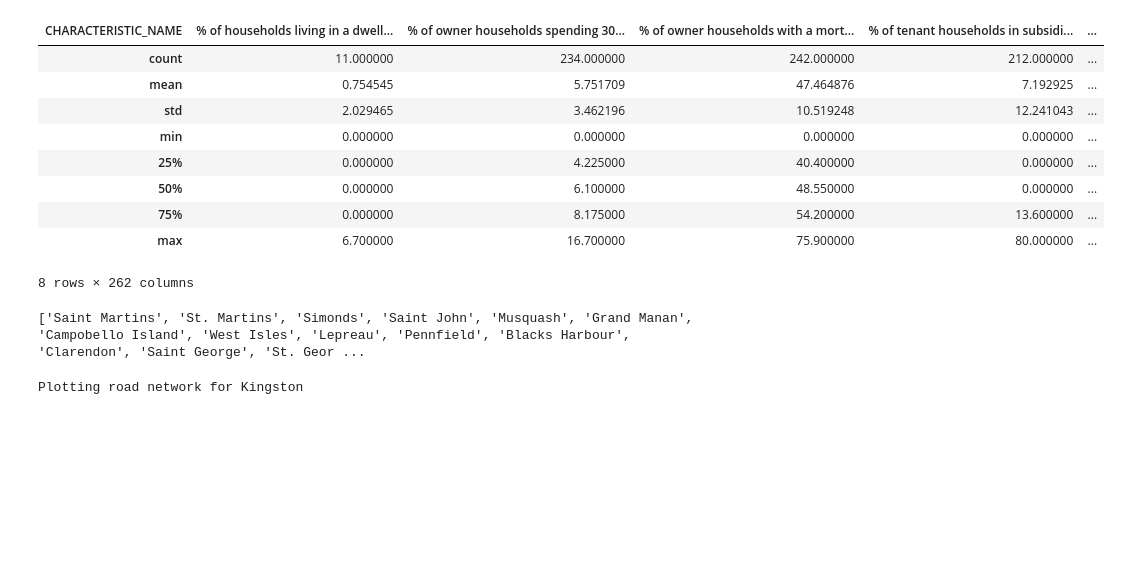
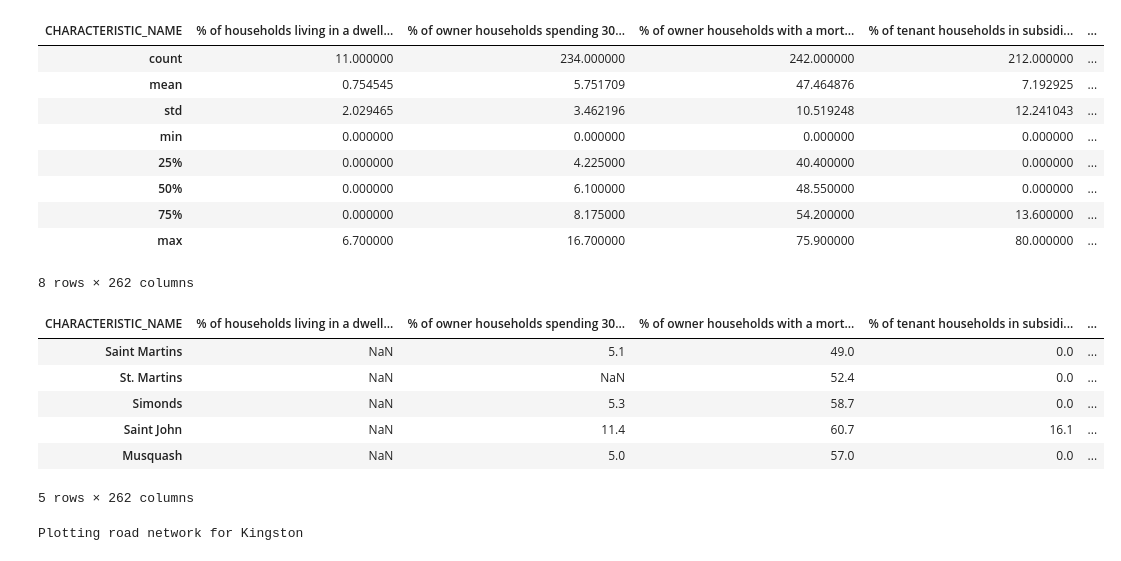
Before and after one commit to danesheppard/CommunityGrowthPrediction, a Jupyter notebook: dataScraping.ipynb, the cells around one changed output. Drawn from its saved outputs; the diff is of its cells as text; code cells hidden in the pictures; blank space fills up the shorter version.

Commit message:
Cleaned up 2021 place names earlier

```diff
--- a/dataScraping.ipynb
+++ b/dataScraping.ipynb
@@ -446,3 +398,15 @@ communityDF2021.describe()
+# %%
+# Looks like there are no communities with more than 1 comma, so let's split on the comma
+communityDF2021.index = [community.split(',')[0] for community in communityDF2021.index]
+communityDF2021.head()
+# %% [output]
+| CHARACTERISTIC_NAME | % of households living in a dwell... | % of owner households spending 30... | % of owner households with a mort... | % of tenant households in subsidi... | ... |
+| Saint Martins | NaN | 5.1 | 49.0 | 0.0 | ... |
+| St. Martins | NaN | NaN | 52.4 | 0.0 | ... |
+| Simonds | NaN | 5.3 | 58.7 | 0.0 | ... |
+| Saint John | NaN | 11.4 | 60.7 | 16.1 | ... |
+| Musquash | NaN | 5.0 | 57.0 | 0.0 | ... |
+5 rows × 262 columns
 # %%
 # Finally, let's save the dataframes to CSV files
 communityDF2016.to_csv('./processedData/communityData2016.csv')
@@ -466,9 +422,3 @@ if sum(commas) > len(communityList):
-# %%
-# Looks like there are no communities with more than 1 comma, so let's split on the comma
-communityList = [community.split(',')[0] for community in communityList]
-print(communityList)
-# %% [output]
-['Saint Martins', 'St. Martins', 'Simonds', 'Saint John', 'Musquash', 'Grand Manan', 'Campobello Island', 'West Isles', 'Lepreau', 'Pennfield', 'Blacks Harbour', 'Clarendon', 'Saint George', 'St. Geor ...
 # %%
 # Now let's get the road networks for all the communities
 
```
Also changed, not shown: parts of 7 cells of this notebook.
